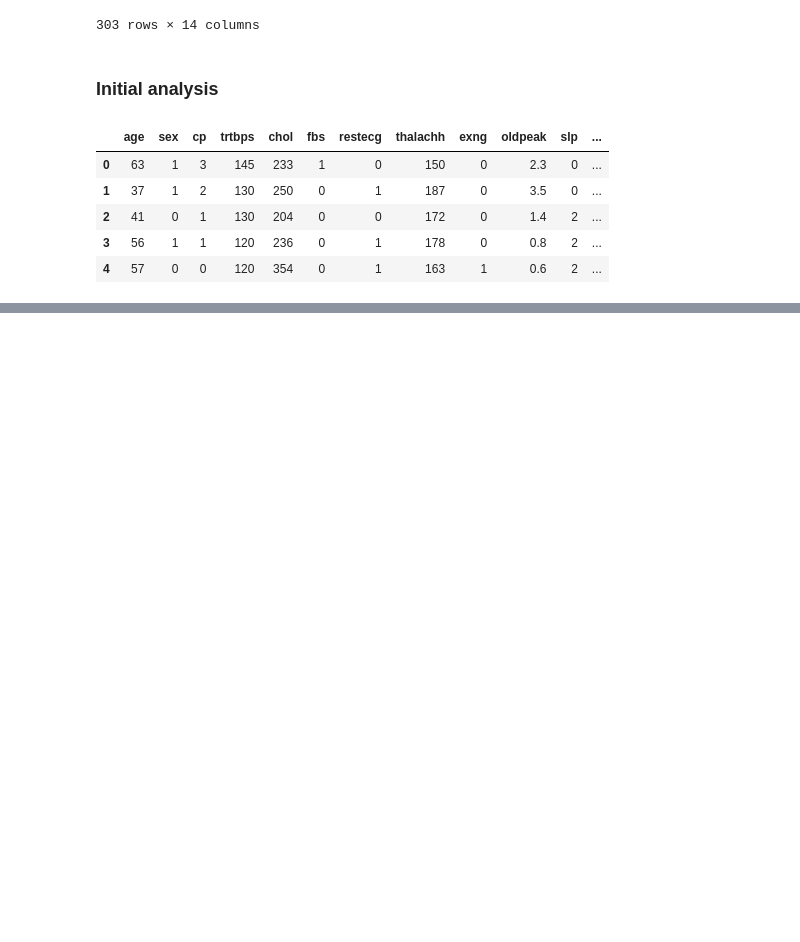
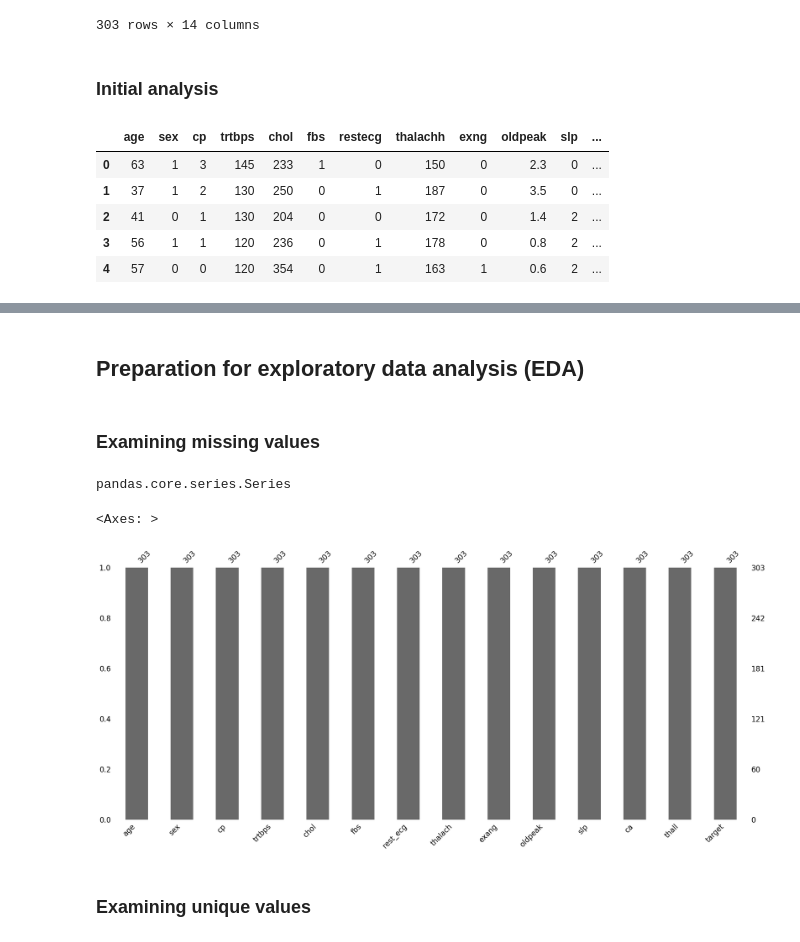
Before and after one commit to vishaltechevangelist/project-heart-attack-analysis-prediction, a Jupyter notebook: Project Heart Attack Prediction .ipynb, the cells around one changed output, grey strips where cells are left out. Drawn from its saved outputs; the diff is of its cells as text; code cells hidden in the pictures; blank space fills up the shorter version.

Commit message:
completing the preparation EDA for heart disease

```diff
--- a/Project Heart Attack Prediction .ipynb
+++ b/Project Heart Attack Prediction .ipynb
@@ -153 +154,17 @@ target     0
 dtype: int64
+# %% [markdown]
+## Preparation for exploratory data analysis (EDA)
+# %% [markdown]
+### Examining missing values
+# %%
+dataset.isna().sum().to_frame(name='MissingValues')
+# %% [output]
+pandas.core.series.Series
+# %%
+import missingno
+missingno.bar(dataset)
+# %% [output]
+<Axes: >
+[figure, added]
+# %% [markdown]
+### Examining unique values
```
Also changed, not shown: parts of 34 cells of this notebook.
